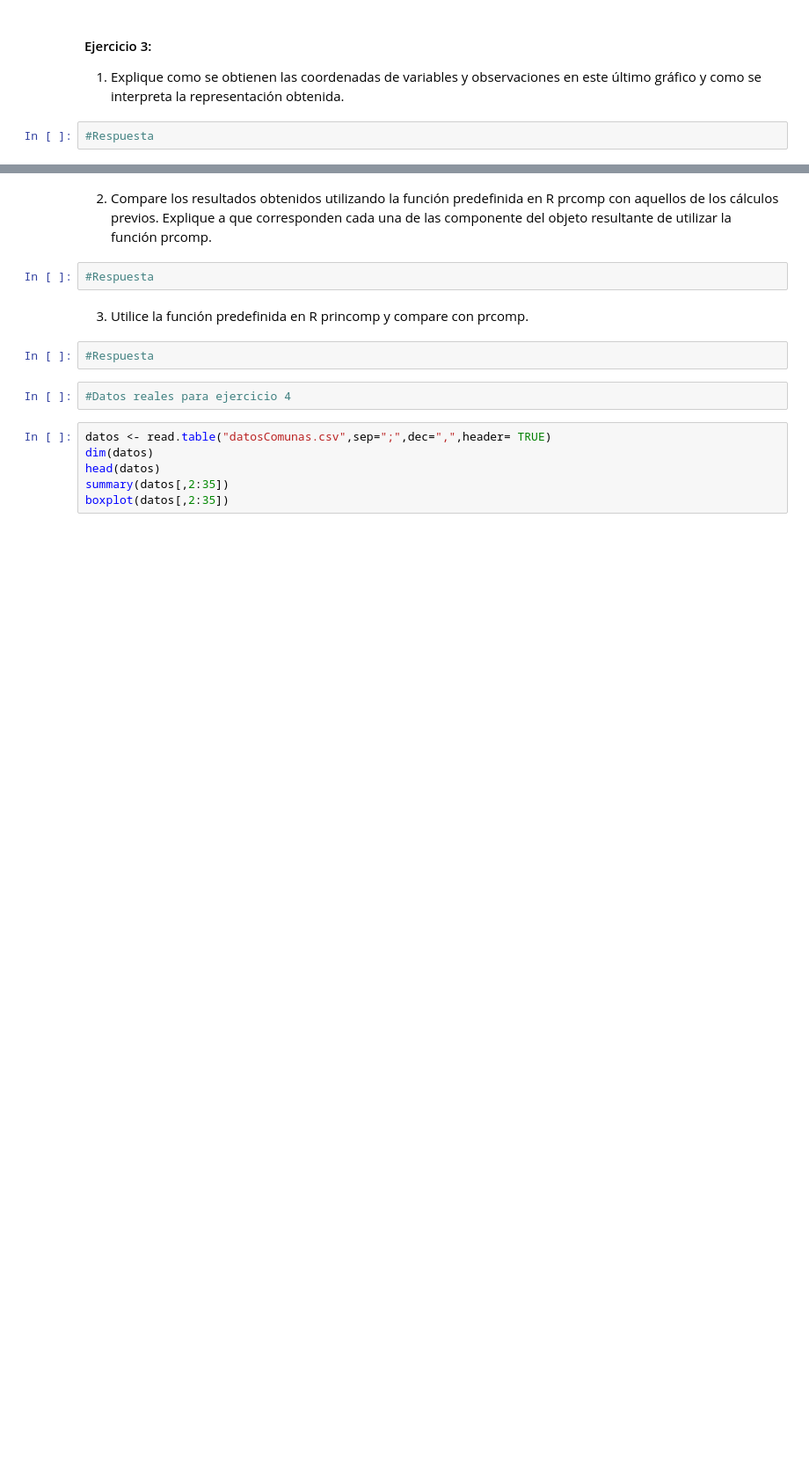
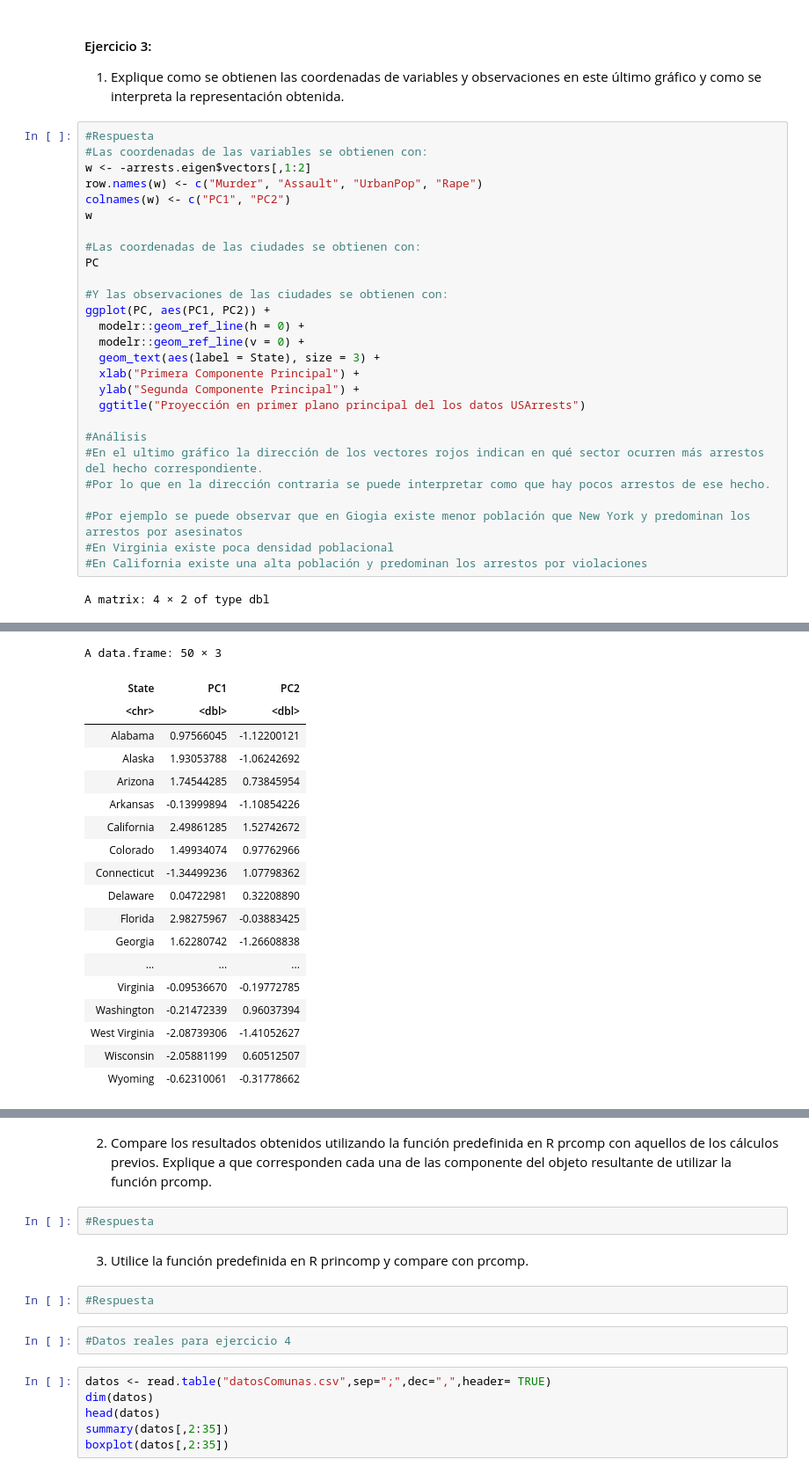
Before and after one commit to Nicol-Huaiquil/INFO257_PCA, a Jupyter notebook: PCA.ipynb, the cells around one changed output, grey strips where cells are left out. Shown at 88% size. Drawn from its saved outputs; the diff is of its cells as text; blank space fills up the shorter version.

```diff
--- a/PCA.ipynb
+++ b/PCA.ipynb
@@ -340,5 +340,32 @@ biplot(pca_res, scale = 0)
 # %% [markdown]
 #### Ejercicio 3:
 1. Explique como se obtienen las coordenadas de  variables y observaciones en este último gráfico y como se interpreta la representación obtenida.
-# %%
-#Respuesta
+# %%
+#Respuesta
+#Las coordenadas de las variables se obtienen con:
+w <- -arrests.eigen$vectors[,1:2]
+row.names(w) <- c("Murder", "Assault", "UrbanPop", "Rape")
+colnames(w) <- c("PC1", "PC2")
+w
+
+#Las coordenadas de las ciudades se obtienen con:
+PC
+
+#Y las observaciones de las ciudades se obtienen con:
+ggplot(PC, aes(PC1, PC2)) +
+  modelr::geom_ref_line(h = 0) +
+  modelr::geom_ref_line(v = 0) +
+  geom_text(aes(label = State), size = 3) +
+  xlab("Primera Componente Principal") +
+  ylab("Segunda Componente Principal") +
+  ggtitle("Proyección en primer plano principal del los datos USArrests")
+
+#Análisis
+#En el ultimo gráfico la dirección de los vectores rojos indican en qué sector ocurren más arrestos del hecho correspondiente.
+#Por lo que en la dirección contraria se puede interpretar como que hay pocos arrestos de ese hecho.
+
+#Por ejemplo se puede observar que en Giogia existe menor población que New York y predominan los arrestos por asesinatos
+#En Virginia existe poca densidad poblacional
+#En California existe una alta población y predominan los arrestos por violaciones
+# %% [output]
+A matrix: 4 × 2 of type dbl
@@ -344,0 +377,19 @@ biplot(pca_res, scale = 0)
+A data.frame: 50 × 3
+| State | PC1 | PC2 |
+| <chr> | <dbl> | <dbl> |
+| Alabama | 0.97566045 | -1.12200121 |
+| Alaska | 1.93053788 | -1.06242692 |
+| Arizona | 1.74544285 | 0.73845954 |
+| Arkansas | -0.13999894 | -1.10854226 |
+| California | 2.49861285 | 1.52742672 |
+| Colorado | 1.49934074 | 0.97762966 |
+| Connecticut | -1.34499236 | 1.07798362 |
+| Delaware | 0.04722981 | 0.32208890 |
+| Florida | 2.98275967 | -0.03883425 |
+| Georgia | 1.62280742 | -1.26608838 |
+| ... | ... | ... |
+| Virginia | -0.09536670 | -0.19772785 |
+| Washington | -0.21472339 | 0.96037394 |
+| West Virginia | -2.08739306 | -1.41052627 |
+| Wisconsin | -2.05881199 | 0.60512507 |
+| Wyoming | -0.62310061 | -0.31778662 |
```
Also changed, not shown: parts of 2 cells of this notebook.
